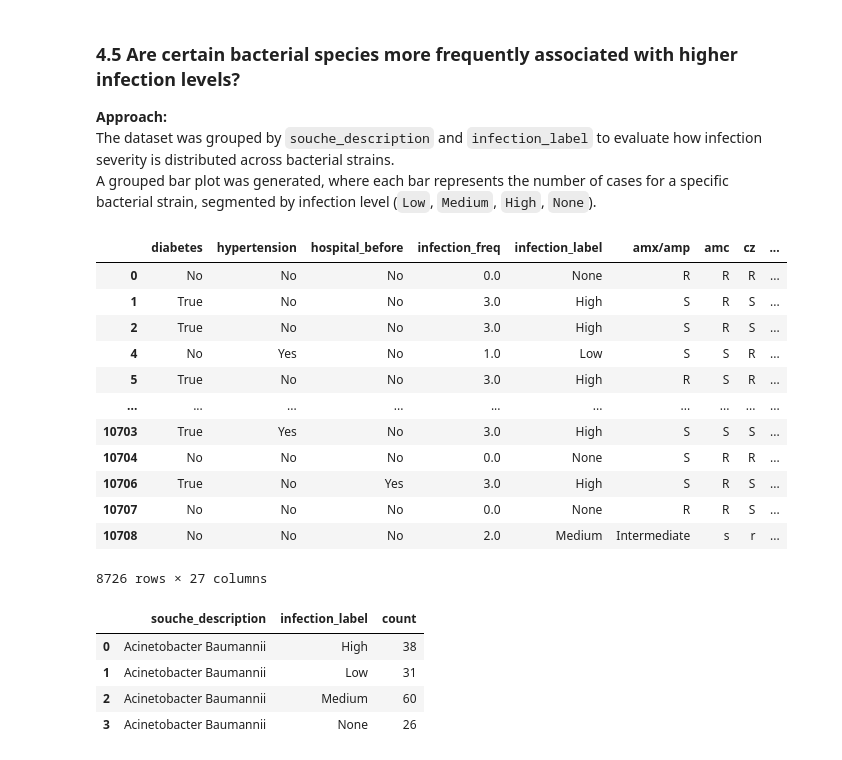
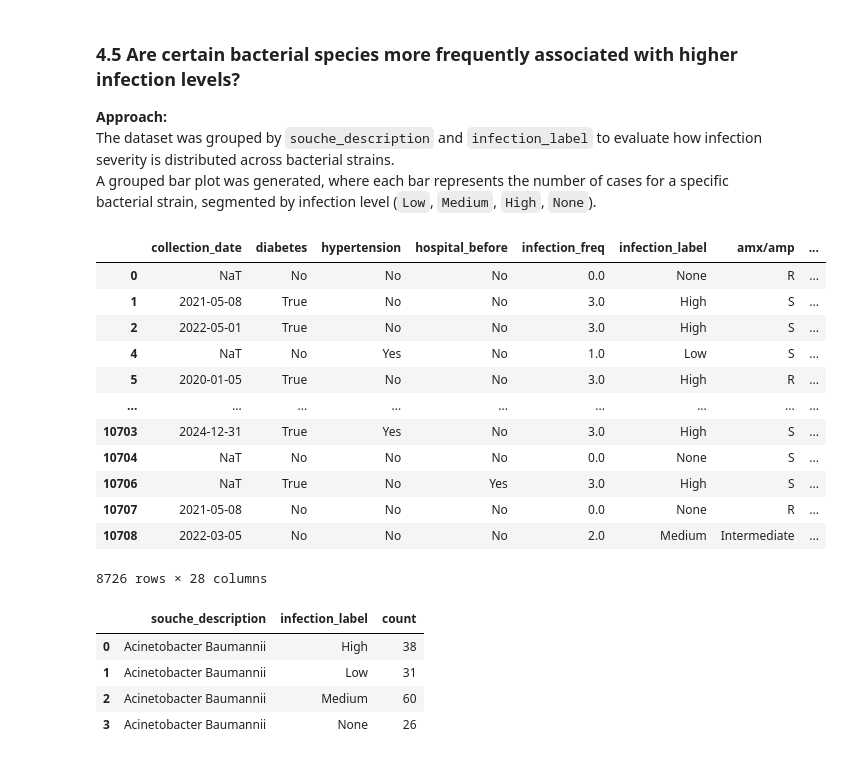
Before and after one commit to lucascarpantonio/antibiotic_resistance, a Jupyter notebook: antibiotic_analysis_template.ipynb, the cells around one changed output. Cells and saved outputs as stored; diff of their text form; code cells hidden in the pictures.

```diff
--- a/antibiotic_analysis_template.ipynb
+++ b/antibiotic_analysis_template.ipynb
@@ -683,29 +668,29 @@ fig.show()
 The dataset was grouped by `souche_description` and `infection_label` to evaluate how infection severity is distributed across bacterial strains.
 A grouped bar plot was generated, where each bar represents the number of cases for a specific bacterial strain, segmented by infection level (`Low`, `Medium`, `High`, `None`).
 # %%
-df_clean = df[[
+df_clean = df[['collection_date',
     'diabetes', 'hypertension', 'hospital_before', 'infection_freq', 'infection_label',
     'amx/amp', 'amc', 'cz', 'fox', 'ctx/cro', 'ipm', 'gen', 'an', 'acide nalidixique',
     'ofx', 'cip', 'c', 'co-trimoxazole', 'furanes', 'colistine',
     'collection_date', 'state', 'zip',
     'souche_id', 'souche_description', 'age', 'gender'
 ]]
 
 df_clean
 # %% [output]
-|  | diabetes | hypertension | hospital_before | infection_freq | infection_label | amx/amp | amc | cz | ... |
-| 0 | No | No | No | 0.0 | None | R | R | R | ... |
-| 1 | True | No | No | 3.0 | High | S | R | S | ... |
-| 2 | True | No | No | 3.0 | High | S | R | S | ... |
-| 4 | No | Yes | No | 1.0 | Low | S | S | R | ... |
-| 5 | True | No | No | 3.0 | High | R | S | R | ... |
-| ... | ... | ... | ... | ... | ... | ... | ... | ... | ... |
-| 10703 | True | Yes | No | 3.0 | High | S | S | S | ... |
-| 10704 | No | No | No | 0.0 | None | S | R | R | ... |
-| 10706 | True | No | Yes | 3.0 | High | S | R | S | ... |
-| 10707 | No | No | No | 0.0 | None | R | R | S | ... |
-| 10708 | No | No | No | 2.0 | Medium | Intermediate | s | r | ... |
+|  | collection_date | diabetes | hypertension | hospital_before | infection_freq | infection_label | amx/amp | ... |
+| 0 | NaT | No | No | No | 0.0 | None | R | ... |
+| 1 | 2021-05-08 | True | No | No | 3.0 | High | S | ... |
+| 2 | 2022-05-01 | True | No | No | 3.0 | High | S | ... |
+| 4 | NaT | No | Yes | No | 1.0 | Low | S | ... |
+| 5 | 2020-01-05 | True | No | No | 3.0 | High | R | ... |
+| ... | ... | ... | ... | ... | ... | ... | ... | ... |
+| 10703 | 2024-12-31 | True | Yes | No | 3.0 | High | S | ... |
+| 10704 | NaT | No | No | No | 0.0 | None | S | ... |
+| 10706 | NaT | True | No | Yes | 3.0 | High | S | ... |
+| 10707 | 2021-05-08 | No | No | No | 0.0 | None | R | ... |
+| 10708 | 2022-03-05 | No | No | No | 2.0 | Medium | Intermediate | ... |
-8726 rows × 27 columns
+8726 rows × 28 columns
 # %%
 bacteria_freq = (
     df_clean
```
Also changed, not shown: parts of 26 cells of this notebook.
